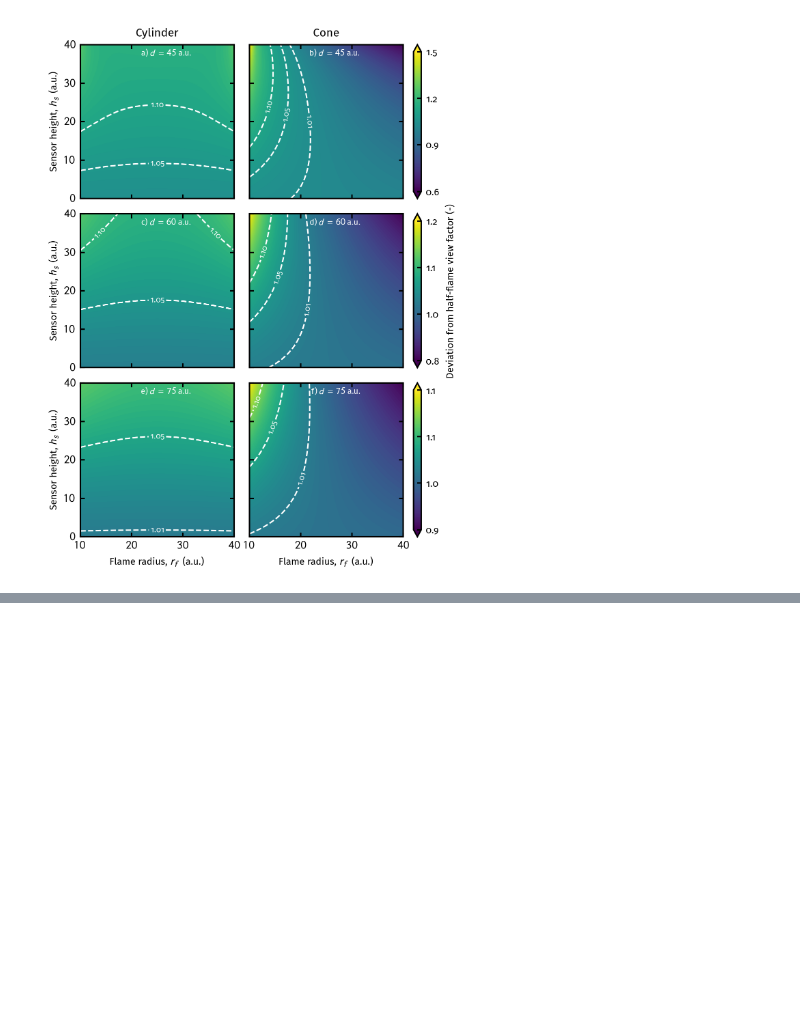
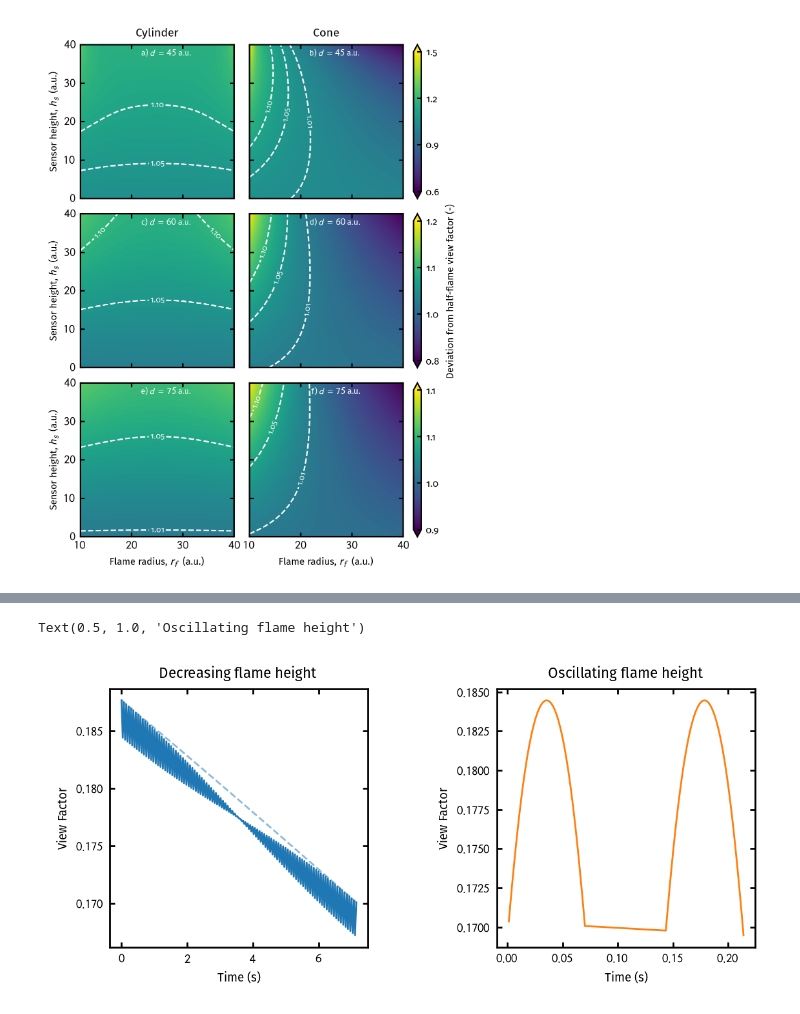
Before and after one commit to mijaillittinj/View_Factor_GUI, a Jupyter notebook: plots.ipynb, the cells around one changed output, grey strips where cells are left out. Saved outputs shown, nothing was run; the diff lists cells and outputs as text; code cells hidden in the pictures; blank space fills up the shorter version.

```diff
--- a/plots.ipynb
+++ b/plots.ipynb
@@ -367,0 +337,22 @@ for i in range(len(h_f_values)):
+# %%
+w = 7 # Hz
+period = 1 /w
+
+t_pool = np.linspace(0, 2 * period, 200)
+Amplitude = 5
+
+r_f = 10
+xf = Amplitude*np.sin(2*np.pi*w*t_pool)
+h = 17.5 + 2.5 * np.sin(2 * np.pi * w * t_pool)
+# h = np.ones(len(t))*17.5
+
+distance = 2 * r_f
+
+VF_pool_cone = np.zeros(len(t_pool))
+
+p = 0.01
+
+for i in range(len(t_pool)):
+    VF_pool_cone[i] = ViewFactorCalculator.analytical_cone(h[i], 2*r_f, distance, xf[i], p, 10)[0]
+
+mask = xf > 0
@@ -367,0 +380,24 @@ for i in range(len(h_f_values)):
+# %%
+fig, ax, _ = create_subplot(1, 2)
+
+ax[0].plot(t_biomass, VF_biomass_cone, '-', color = 'tab:blue')
+ax[0].plot(t_biomass, VF_biomass_noflicker, '--', color = 'tab:blue', alpha = 0.5)
+
+
+ax[1].plot(t_pool[mask], VF_pool_cone[mask], '-', color = 'tab:orange')
+
+ax[0].set_xlabel('Time (s)')
+ax[0].set_ylabel('View Factor')
+ax[0].set_title('Decreasing flame height')
+ax[1].set_xlabel('Time (s)')
+ax[1].set_ylabel('View Factor')
+ax[1].set_title('Oscillating flame height')
+
+# ax[1].set_xlim(0, 1 / w)
+# print(w)
+# ax2 = ax[1].twinx()
+# ax2.plot(t_pool, np.sin(2*np.pi*w*t_pool), '-', color = 'k', alpha = 0.1)
+# ax2.set_xlim(0, 1/w)
+# %% [output]
+Text(0.5, 1.0, 'Oscillating flame height')
+[figure, added]
```
Also changed, not shown: parts of 9 cells of this notebook, 2 other files.
